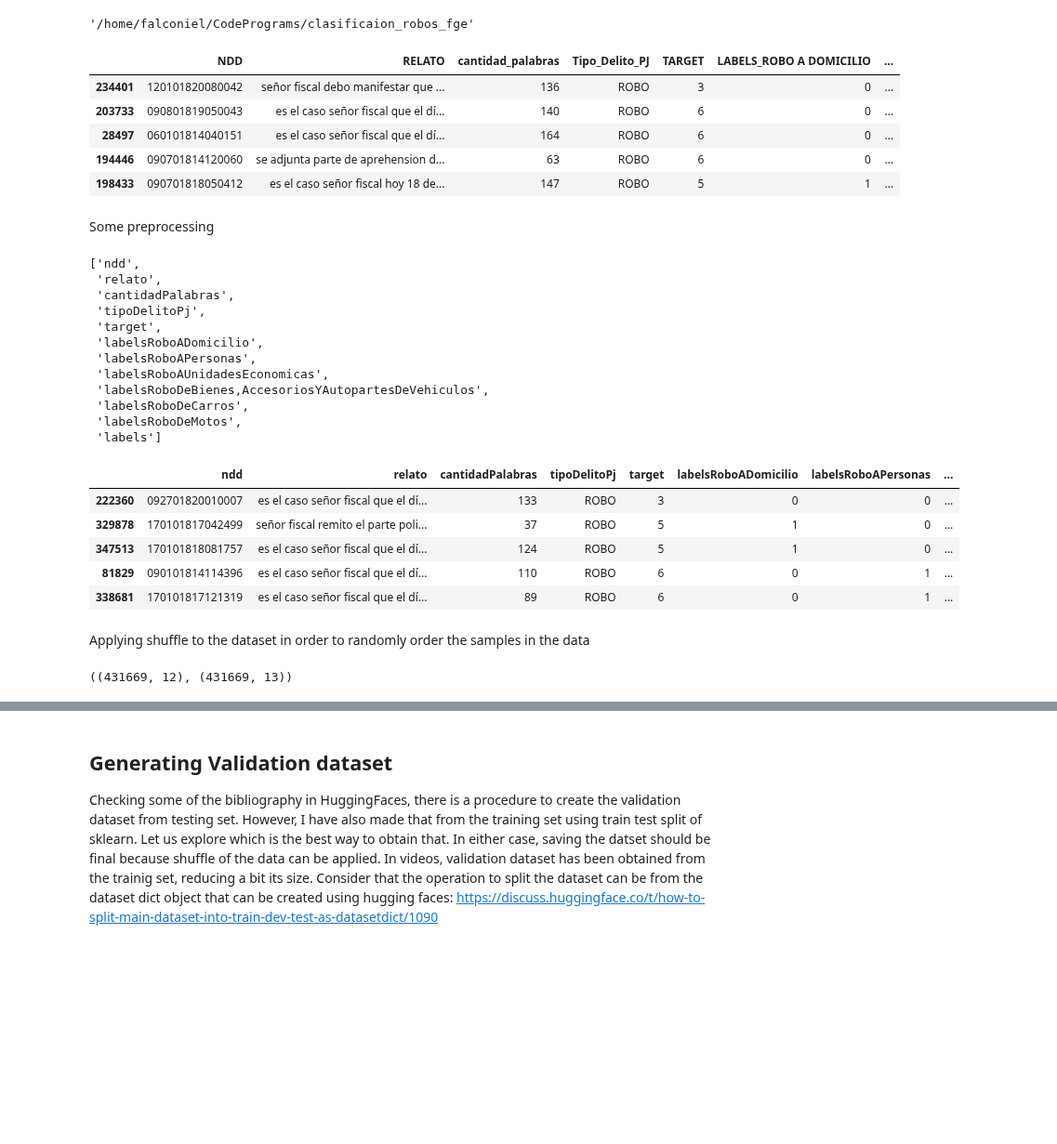
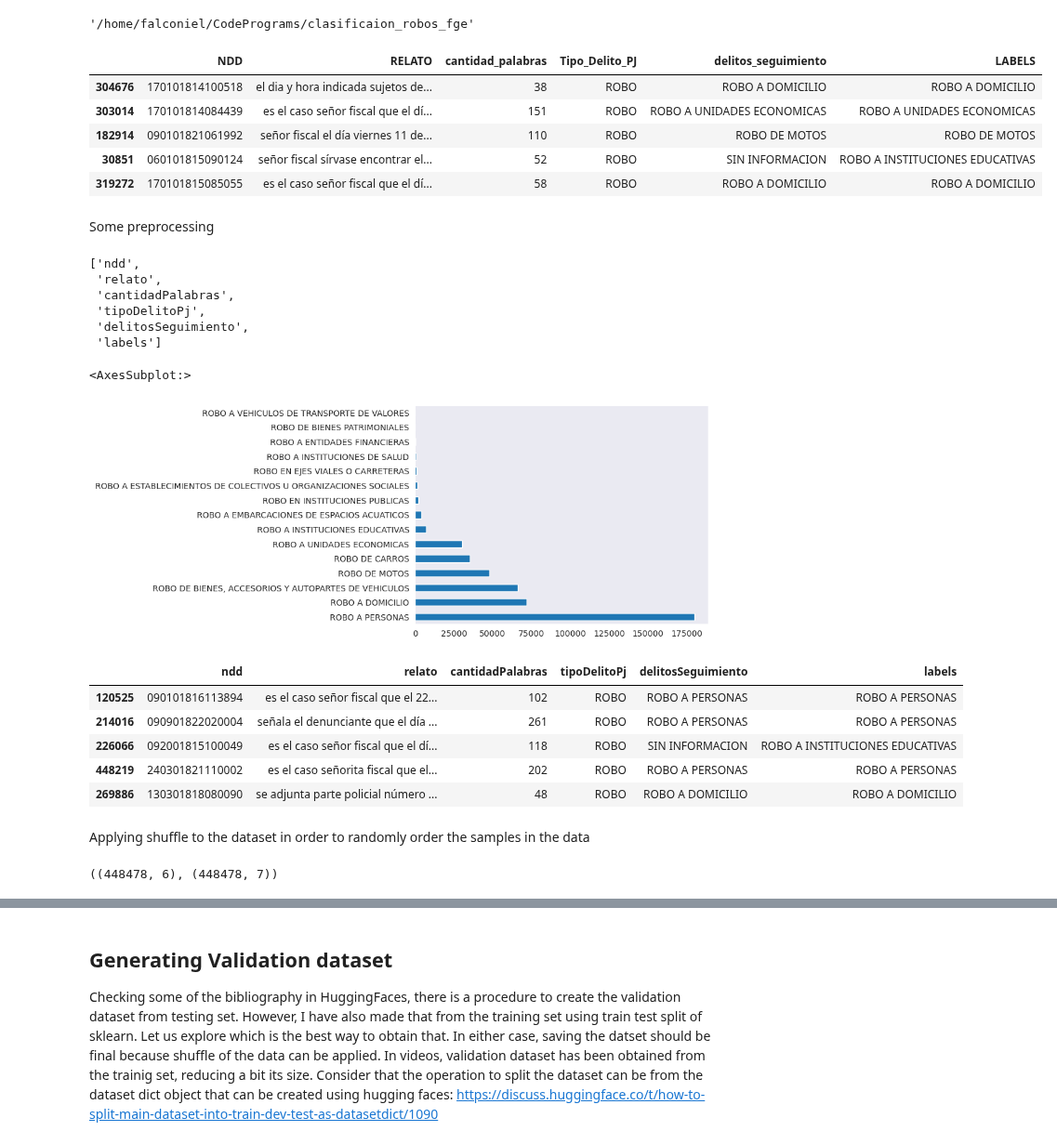
Before and after one commit to LeninGF/clasificaion_robos_fge, a Jupyter notebook: dataset_traintest_split.ipynb, the cells around one changed output, grey strips where cells are left out. Shown at 93% size. Cells and saved outputs as stored; diff of their text form; code cells hidden in the pictures; blank space fills up the shorter version.

```diff
--- a/dataset_traintest_split.ipynb
+++ b/dataset_traintest_split.ipynb
@@ -19,15 +19,16 @@ dir_root
 # %% [output]
 '/home/falconiel/CodePrograms/clasificaion_robos_fge'
 # %%
-dataset_total = pd.read_csv(os.path.join(dir_root, 'data/raw/dataset.csv'), converters={'NDD':str})
+# dataset_total = pd.read_csv(os.path.join(dir_root, 'data/raw/dataset.csv'), converters={'NDD':str})
+dataset_total = pd.read_csv(os.path.join(dir_root, 'data/raw/dataset_validados_full.csv'), converters={'NDD':str})
 dataset_total.sample(5)
 # %% [output]
-|  | NDD | RELATO | cantidad_palabras | Tipo_Delito_PJ | TARGET | LABELS_ROBO A DOMICILIO | ... |
-| 234401 | 120101820080042 | señor fiscal debo manifestar que ... | 136 | ROBO | 3 | 0 | ... |
-| 203733 | 090801819050043 | es el caso señor fiscal que el dí... | 140 | ROBO | 6 | 0 | ... |
-| 28497 | 060101814040151 | es el caso señor fiscal que el dí... | 164 | ROBO | 6 | 0 | ... |
-| 194446 | 090701814120060 | se adjunta parte de aprehension d... | 63 | ROBO | 6 | 0 | ... |
-| 198433 | 090701818050412 | es el caso señor fiscal hoy 18 de... | 147 | ROBO | 5 | 1 | ... |
+|  | NDD | RELATO | cantidad_palabras | Tipo_Delito_PJ | delitos_seguimiento | LABELS |
+| 304676 | 170101814100518 | el dia y hora indicada sujetos de... | 38 | ROBO | ROBO A DOMICILIO | ROBO A DOMICILIO |
+| 303014 | 170101814084439 | es el caso señor fiscal que el dí... | 151 | ROBO | ROBO A UNIDADES ECONOMICAS | ROBO A UNIDADES ECONOMICAS |
+| 182914 | 090101821061992 | señor fiscal el día viernes 11 de... | 110 | ROBO | ROBO DE MOTOS | ROBO DE MOTOS |
+| 30851 | 060101815090124 | señor fiscal sírvase encontrar el... | 52 | ROBO | SIN INFORMACION | ROBO A INSTITUCIONES EDUCATIVAS |
+| 319272 | 170101815085055 | es el caso señor fiscal que el dí... | 58 | ROBO | ROBO A DOMICILIO | ROBO A DOMICILIO |
 # %% [markdown]
 Some preprocessing
 # %%
@@ -45,24 +46,23 @@ new_names
  'relato',
  'cantidadPalabras',
  'tipoDelitoPj',
- 'target',
- 'labelsRoboADomicilio',
- 'labelsRoboAPersonas',
- 'labelsRoboAUnidadesEconomicas',
- 'labelsRoboDeBienes,AccesoriosYAutopartesDeVehiculos',
- 'labelsRoboDeCarros',
- 'labelsRoboDeMotos',
+ 'delitosSeguimiento',
  'labels']
+# %%
+dataset_total.labels.value_counts().plot.barh()
+# %% [output]
+<AxesSubplot:>
+[figure, added]
 # %%
 dataset_total.columns = new_names
 dataset_total.sample(5)
 # %% [output]
-|  | ndd | relato | cantidadPalabras | tipoDelitoPj | target | labelsRoboADomicilio | labelsRoboAPersonas | ... |
-| 222360 | 092701820010007 | es el caso señor fiscal que el dí... | 133 | ROBO | 3 | 0 | 0 | ... |
-| 329878 | 170101817042499 | señor fiscal remito el parte poli... | 37 | ROBO | 5 | 1 | 0 | ... |
-| 347513 | 170101818081757 | es el caso señor fiscal que el dí... | 124 | ROBO | 5 | 1 | 0 | ... |
-| 81829 | 090101814114396 | es el caso señor fiscal que el dí... | 110 | ROBO | 6 | 0 | 1 | ... |
-| 338681 | 170101817121319 | es el caso señor fiscal que el dí... | 89 | ROBO | 6 | 0 | 1 | ... |
+|  | ndd | relato | cantidadPalabras | tipoDelitoPj | delitosSeguimiento | labels |
+| 120525 | 090101816113894 | es el caso señor fiscal que el 22... | 102 | ROBO | ROBO A PERSONAS | ROBO A PERSONAS |
+| 214016 | 090901822020004 | señala el denunciante que el día ... | 261 | ROBO | ROBO A PERSONAS | ROBO A PERSONAS |
+| 226066 | 092001815100049 | es el caso señor fiscal que el dí... | 118 | ROBO | SIN INFORMACION | ROBO A INSTITUCIONES EDUCATIVAS |
+| 448219 | 240301821110002 | es el caso señorita fiscal que el... | 202 | ROBO | ROBO A PERSONAS | ROBO A PERSONAS |
+| 269886 | 130301818080090 | se adjunta parte policial número ... | 48 | ROBO | ROBO A DOMICILIO | ROBO A DOMICILIO |
 # %% [markdown]
 Applying shuffle to the dataset in order to randomly order the samples in the data
 # %%
@@ -71,7 +71,7 @@ dataset_total_shuffle = shuffle(dataset_total, random_state=42)
 dataset_total_shuffle.reset_index(inplace=True)
 dataset_total.shape, dataset_total_shuffle.shape
 # %% [output]
-((431669, 12), (431669, 13))
+((448478, 6), (448478, 7))
 # %%
 TEST_SIZE = 90000
 TRAIN_SIZE = dataset_total.shape[0] - TEST_SIZE
```
Also changed, not shown: parts of 15 cells of this notebook, 4 other files.
